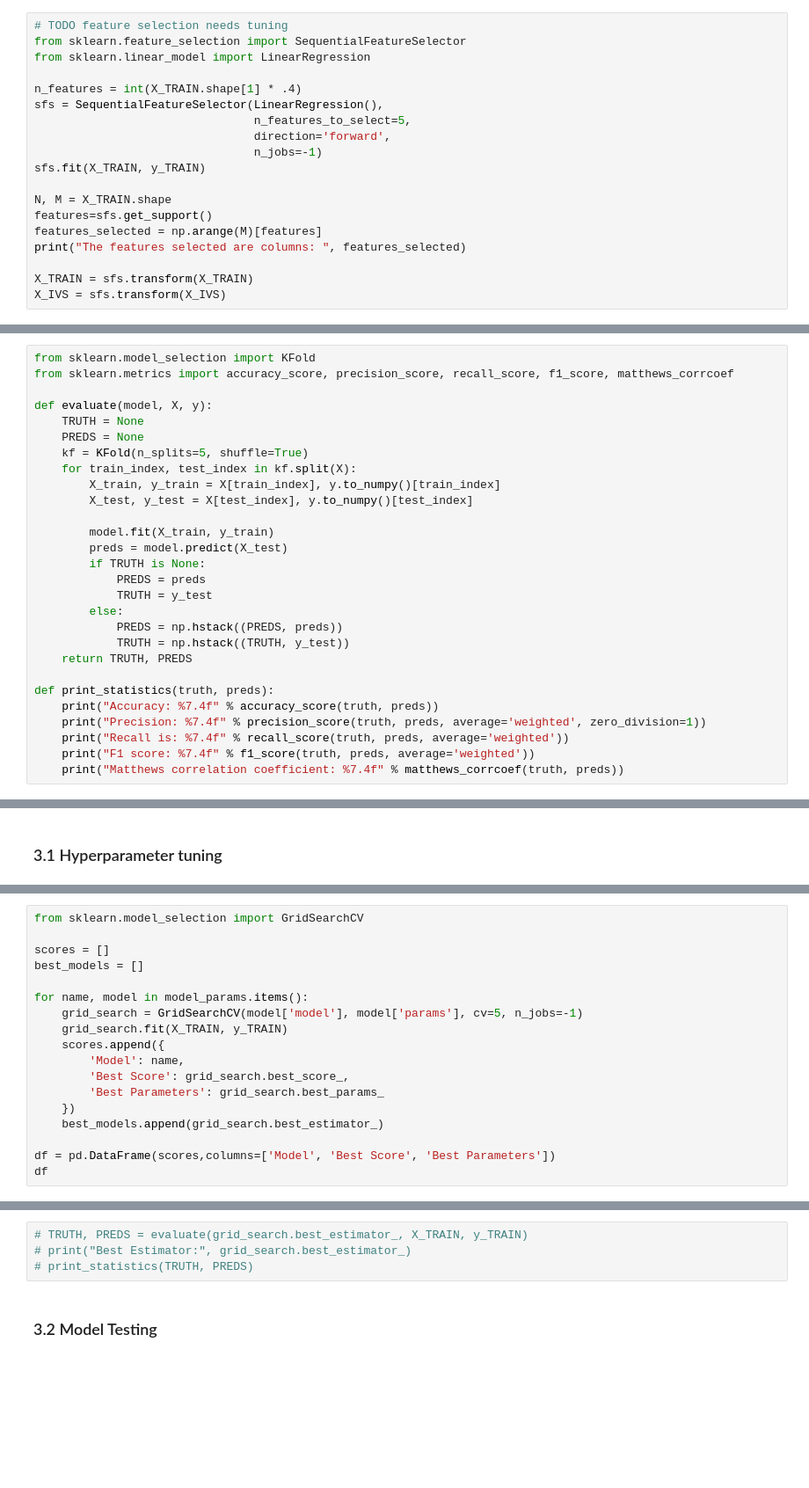
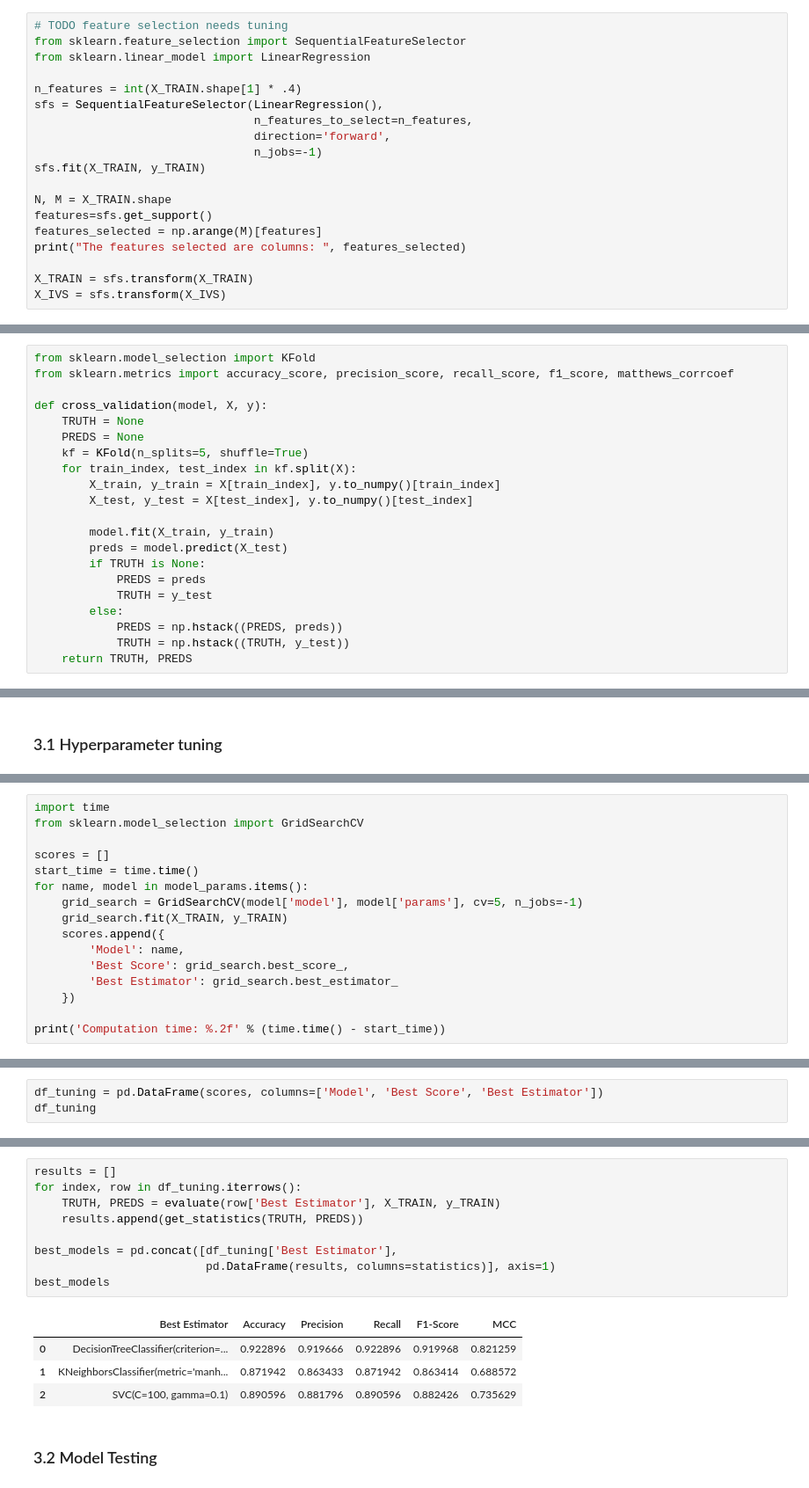
Before and after one commit to edupro26/EC-Project, a Jupyter notebook: EC_grupo06_projeto.ipynb, the cells around one changed output, grey strips where cells are left out. Shown at 88% size. Drawn from its saved outputs; the diff is of its cells as text; blank space fills up the shorter version.

Commit message:
Tuned and tested the best models

```diff
--- a/EC_grupo06_projeto.ipynb
+++ b/EC_grupo06_projeto.ipynb
@@ -271,7 +259,7 @@ from sklearn.linear_model import LinearRegression
 
 n_features = int(X_TRAIN.shape[1] * .4)
 sfs = SequentialFeatureSelector(LinearRegression(),
-                                n_features_to_select=5,
+                                n_features_to_select=n_features,
                                 direction='forward',
                                 n_jobs=-1)
 sfs.fit(X_TRAIN, y_TRAIN)
@@ -291,7 +279,7 @@ The features selected are columns:  [ 6 17 19 21 25]
 from sklearn.model_selection import KFold
 from sklearn.metrics import accuracy_score, precision_score, recall_score, f1_score, matthews_corrcoef
 
-def evaluate(model, X, y):
+def cross_validation(model, X, y):
     TRUTH = None
     PREDS = None
     kf = KFold(n_splits=5, shuffle=True)
@@ -308,10 +296,3 @@ def evaluate(model, X, y):
             PREDS = np.hstack((PREDS, preds))
             TRUTH = np.hstack((TRUTH, y_test))
     return TRUTH, PREDS
-
-def print_statistics(truth, preds):
-    print("Accuracy: %7.4f" % accuracy_score(truth, preds))
-    print("Precision: %7.4f" % precision_score(truth, preds, average='weighted', zero_division=1))
-    print("Recall is: %7.4f" % recall_score(truth, preds, average='weighted'))
-    print("F1 score: %7.4f" % f1_score(truth, preds, average='weighted'))
-    print("Matthews correlation coefficient: %7.4f" % matthews_corrcoef(truth, preds))
@@ -424,21 +410,19 @@ model_params = {
     }
 }
 # %%
+import time
 from sklearn.model_selection import GridSearchCV
 
 scores = []
-best_models = []
-
+start_time = time.time()
 for name, model in model_params.items():
     grid_search = GridSearchCV(model['model'], model['params'], cv=5, n_jobs=-1)
     grid_search.fit(X_TRAIN, y_TRAIN)
     scores.append({
         'Model': name,
         'Best Score': grid_search.best_score_,
-        'Best Parameters': grid_search.best_params_
+        'Best Estimator': grid_search.best_estimator_
     })
-    best_models.append(grid_search.best_estimator_)
 
-df = pd.DataFrame(scores,columns=['Model', 'Best Score', 'Best Parameters'])
-df
+print('Computation time: %.2f' % (time.time() - start_time))
 # %% [output]
@@ -448,0 +430,3 @@ df
+# %%
+df_tuning = pd.DataFrame(scores, columns=['Model', 'Best Score', 'Best Estimator'])
+df_tuning
@@ -449,7 +438,17 @@ df
 # %%
-# TRUTH, PREDS = evaluate(grid_search.best_estimator_, X_TRAIN, y_TRAIN)
-# print("Best Estimator:", grid_search.best_estimator_)
-# print_statistics(TRUTH, PREDS)
+results = []
+for index, row in df_tuning.iterrows():
+    TRUTH, PREDS = evaluate(row['Best Estimator'], X_TRAIN, y_TRAIN)
+    results.append(get_statistics(TRUTH, PREDS))
+
+best_models = pd.concat([df_tuning['Best Estimator'],
+                         pd.DataFrame(results, columns=statistics)], axis=1)
+best_models
+# %% [output]
+|  | Best Estimator | Accuracy | Precision | Recall | F1-Score | MCC |
+| 0 | DecisionTreeClassifier(criterion=... | 0.922896 | 0.919666 | 0.922896 | 0.919968 | 0.821259 |
+| 1 | KNeighborsClassifier(metric='manh... | 0.871942 | 0.863433 | 0.871942 | 0.863414 | 0.688572 |
+| 2 | SVC(C=100, gamma=0.1) | 0.890596 | 0.881796 | 0.890596 | 0.882426 | 0.735629 |
 # %% [markdown]
 ### 3.2 Model Testing
 # %%
```
Also changed, not shown: parts of 27 cells of this notebook.
